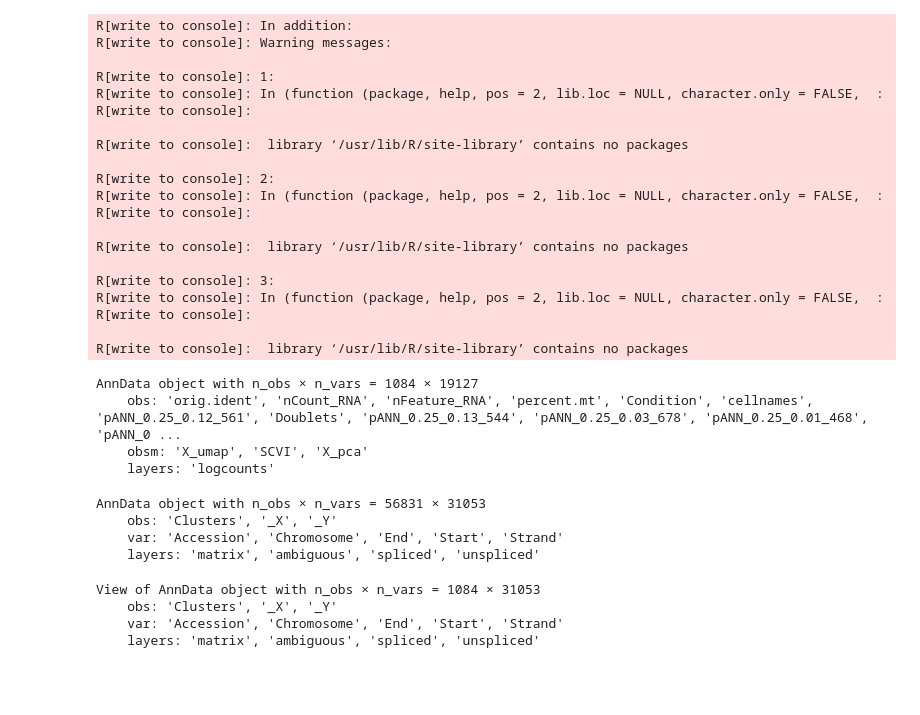
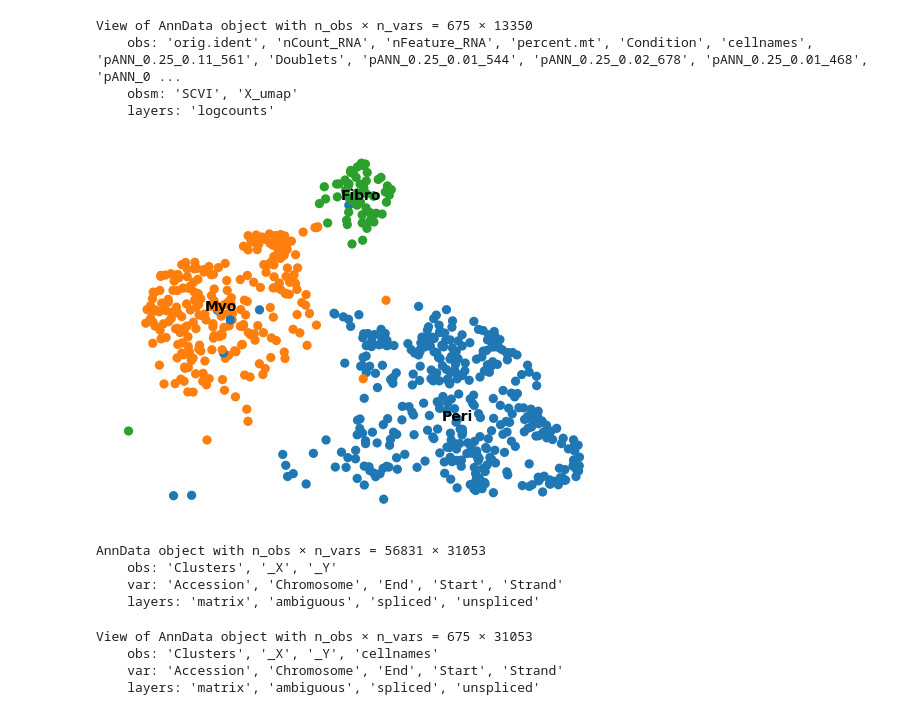
Before and after one commit to WJPina/MouseKidney, a Jupyter notebook: scVelo.ipynb, the cells around one changed output. Drawn from its saved outputs; the diff is of its cells as text; code cells hidden in the pictures; blank space fills up the shorter version.

```diff
--- a/scVelo.ipynb
+++ b/scVelo.ipynb
@@ -39,32 +43,19 @@ plot.get_figure().savefig('ECM_UCell.png',dpi = 300)
 # %%
-adata.obsm['X_umap'] = r('Embeddings(y,reduction = "umap")')
-adata.obsm['X_pca'] = r('Embeddings(y,reduction = "pca")')
-adata
+# adata.obsm['X_umap'] = r('Embeddings(y,reduction = "umap")')
+# adata.obsm['X_pca'] = r('Embeddings(y,reduction = "pca")')
+# adata.obsm['X_pca'] = adata.obsm['SCVI']
-# %% [output]
-R[write to console]: In addition:
-R[write to console]: Warning messages:
-
-R[write to console]: 1:
-R[write to console]: In (function (package, help, pos = 2, lib.loc = NULL, character.only = FALSE,  :
-R[write to console]:
-
-R[write to console]:  library ‘/usr/lib/R/site-library’ contains no packages
-
-R[write to console]: 2:
-R[write to console]: In (function (package, help, pos = 2, lib.loc = NULL, character.only = FALSE,  :
-R[write to console]:
-
-R[write to console]:  library ‘/usr/lib/R/site-library’ contains no packages
-
-R[write to console]: 3:
-R[write to console]: In (function (package, help, pos = 2, lib.loc = NULL, character.only = FALSE,  :
-R[write to console]:
-
-R[write to console]:  library ‘/usr/lib/R/site-library’ contains no packages
-AnnData object with n_obs × n_vars = 1084 × 19127
-    obs: 'orig.ident', 'nCount_RNA', 'nFeature_RNA', 'percent.mt', 'Condition', 'cellnames', 'pANN_0.25_0.12_561', 'Doublets', 'pANN_0.25_0.13_544', 'pANN_0.25_0.03_678', 'pANN_0.25_0.01_468', 'pANN_0 ...
-    obsm: 'X_umap', 'SCVI', 'X_pca'
-    layers: 'logcounts'
+# %%
+adata = adata[adata.obs.celltype.isin(['Peri','Myo','Fibro'])]
+adata
+# %% [output]
+View of AnnData object with n_obs × n_vars = 675 × 13350
+    obs: 'orig.ident', 'nCount_RNA', 'nFeature_RNA', 'percent.mt', 'Condition', 'cellnames', 'pANN_0.25_0.11_561', 'Doublets', 'pANN_0.25_0.01_544', 'pANN_0.25_0.02_678', 'pANN_0.25_0.01_468', 'pANN_0 ...
+    obsm: 'SCVI', 'X_umap'
+    layers: 'logcounts'
+# %%
+sc.pl.umap(adata, color='celltype', frameon=False, legend_loc='on data', title='')
+# %% [output]
+[figure, added]
 # %%
 # RNA-velocity
 import scvelo as scv
@@ -90,11 +81,11 @@ batch['batch'].cat.categories = ['_4','_5','_6','_1','_2','_3']
 cellID = []
 for i,j in zip(cellnames,list(batch['batch'])):
     cellID.append(i+j)
-ldata.obs_names = cellID
-ldata = ldata[[id in adata.obs_names for id in cellID]]
+ldata.obs['cellnames'] = cellID
+ldata = ldata[ldata.obs.cellnames.isin(adata.obs_names)]
 ldata
 # %% [output]
-View of AnnData object with n_obs × n_vars = 1084 × 31053
-    obs: 'Clusters', '_X', '_Y'
+View of AnnData object with n_obs × n_vars = 675 × 31053
+    obs: 'Clusters', '_X', '_Y', 'cellnames'
     var: 'Accession', 'Chromosome', 'End', 'Start', 'Strand'
     layers: 'matrix', 'ambiguous', 'spliced', 'unspliced'
```
Also changed, not shown: parts of 33 cells of this notebook, 50 other files.
